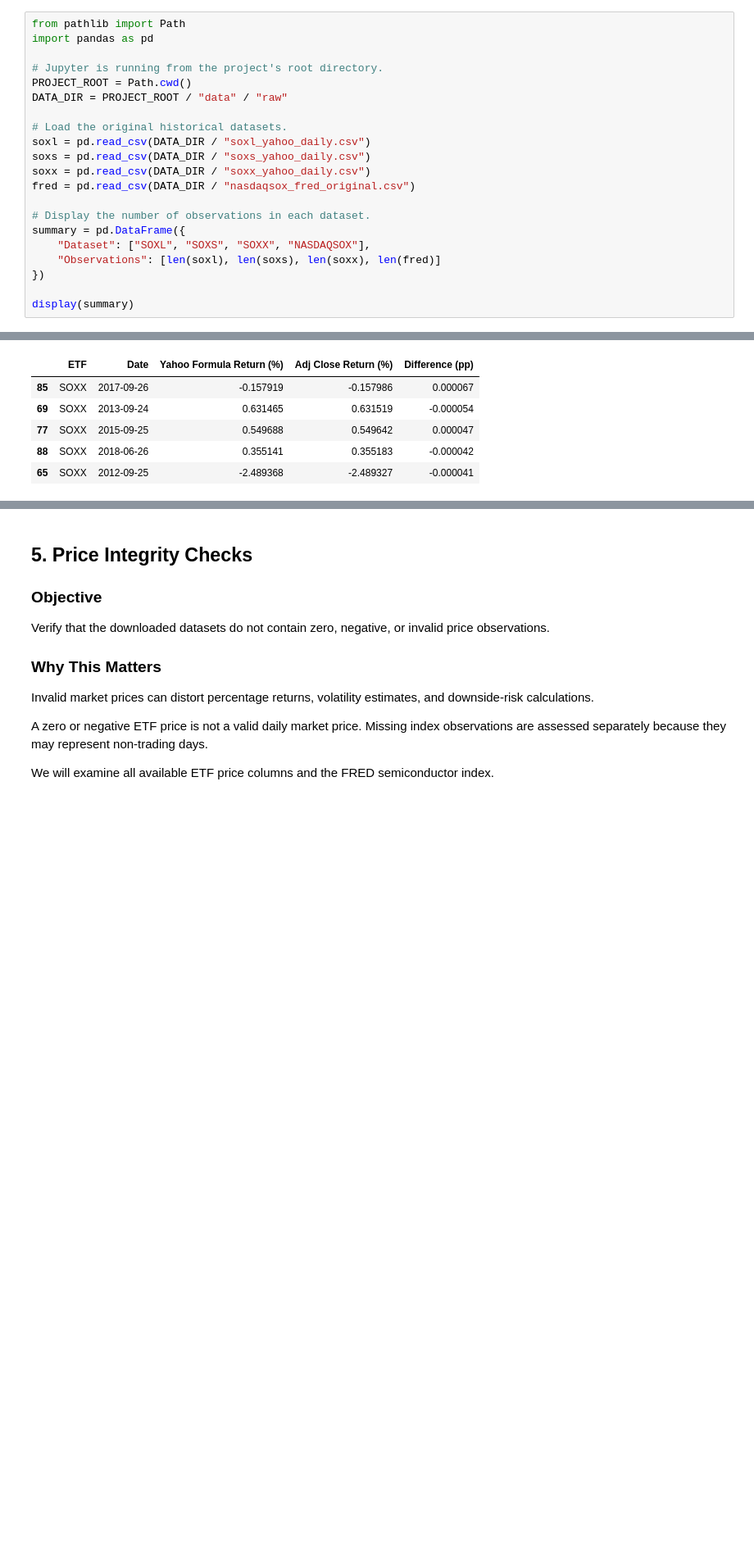
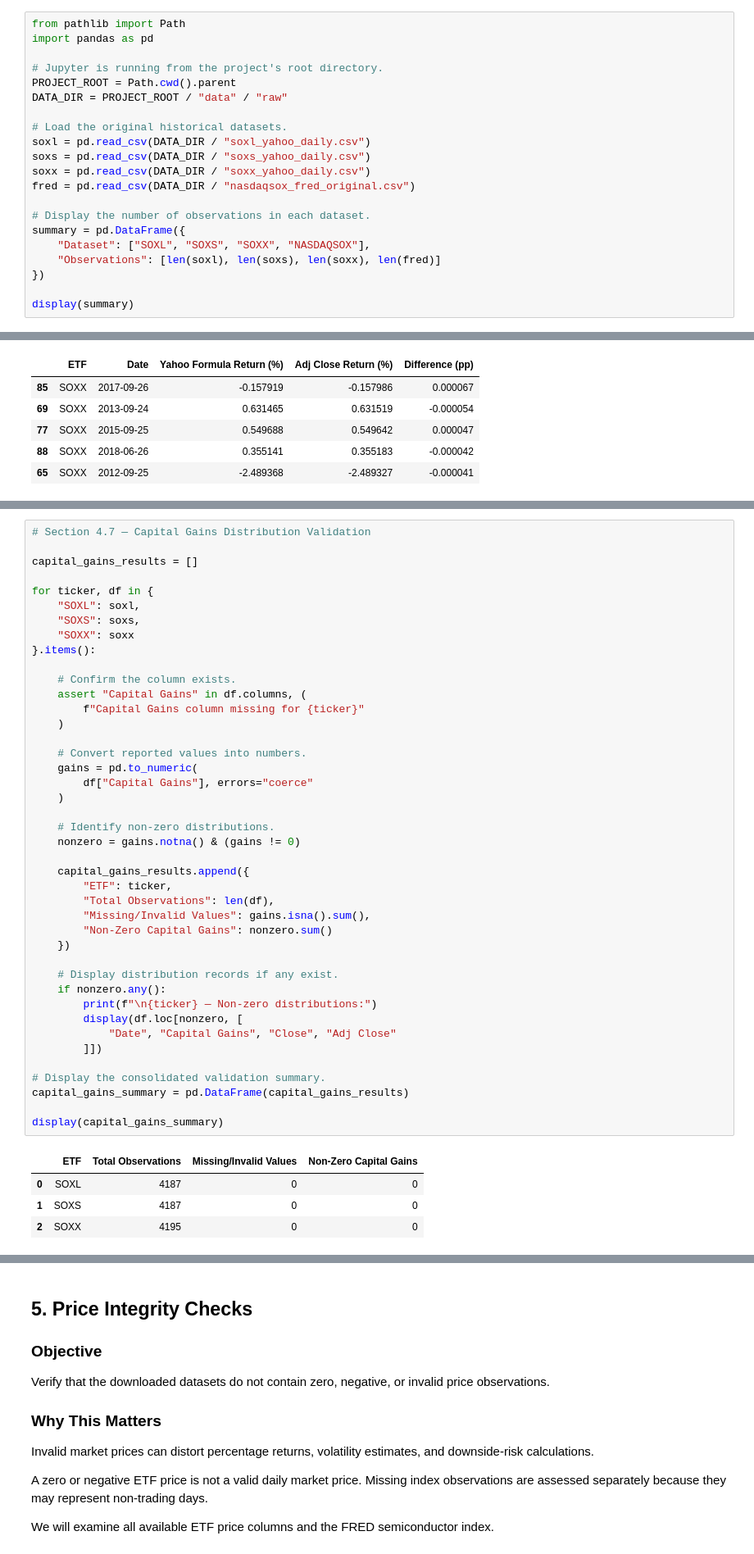
Before and after one commit to nishselv/soxl-risk-analysis, a Jupyter notebook: notebooks/01_data_validation.ipynb, the cells around one changed output, grey strips where cells are left out. Shown at 82% size. Drawn from its saved outputs; the diff is of its cells as text; blank space fills up the shorter version.

```diff
--- a/notebooks/01_data_validation.ipynb
+++ b/notebooks/01_data_validation.ipynb
@@ -29,7 +29,7 @@ from pathlib import Path
 import pandas as pd
 
 # Jupyter is running from the project's root directory.
-PROJECT_ROOT = Path.cwd()
+PROJECT_ROOT = Path.cwd().parent
 DATA_DIR = PROJECT_ROOT / "data" / "raw"
 
 # Load the original historical datasets.
@@ -833,2 +888,49 @@ display(largest_yahoo_differences.round(6))
+# %%
+# Section 4.7 — Capital Gains Distribution Validation
+
+capital_gains_results = []
+
+for ticker, df in {
+    "SOXL": soxl,
+    "SOXS": soxs,
+    "SOXX": soxx
+}.items():
+
+    # Confirm the column exists.
+    assert "Capital Gains" in df.columns, (
+        f"Capital Gains column missing for {ticker}"
+    )
+
+    # Convert reported values into numbers.
+    gains = pd.to_numeric(
+        df["Capital Gains"], errors="coerce"
+    )
+
+    # Identify non-zero distributions.
+    nonzero = gains.notna() & (gains != 0)
+
+    capital_gains_results.append({
+        "ETF": ticker,
+        "Total Observations": len(df),
+        "Missing/Invalid Values": gains.isna().sum(),
+        "Non-Zero Capital Gains": nonzero.sum()
+    })
+
+    # Display distribution records if any exist.
+    if nonzero.any():
+        print(f"\n{ticker} — Non-zero distributions:")
+        display(df.loc[nonzero, [
+            "Date", "Capital Gains", "Close", "Adj Close"
+        ]])
+
+# Display the consolidated validation summary.
+capital_gains_summary = pd.DataFrame(capital_gains_results)
+
+display(capital_gains_summary)
+# %% [output]
+|  | ETF | Total Observations | Missing/Invalid Values | Non-Zero Capital Gains |
+| 0 | SOXL | 4187 | 0 | 0 |
+| 1 | SOXS | 4187 | 0 | 0 |
+| 2 | SOXX | 4195 | 0 | 0 |
 # %% [markdown]
 
```
Also changed, not shown: parts of 5 cells of this notebook, 2 other files.
